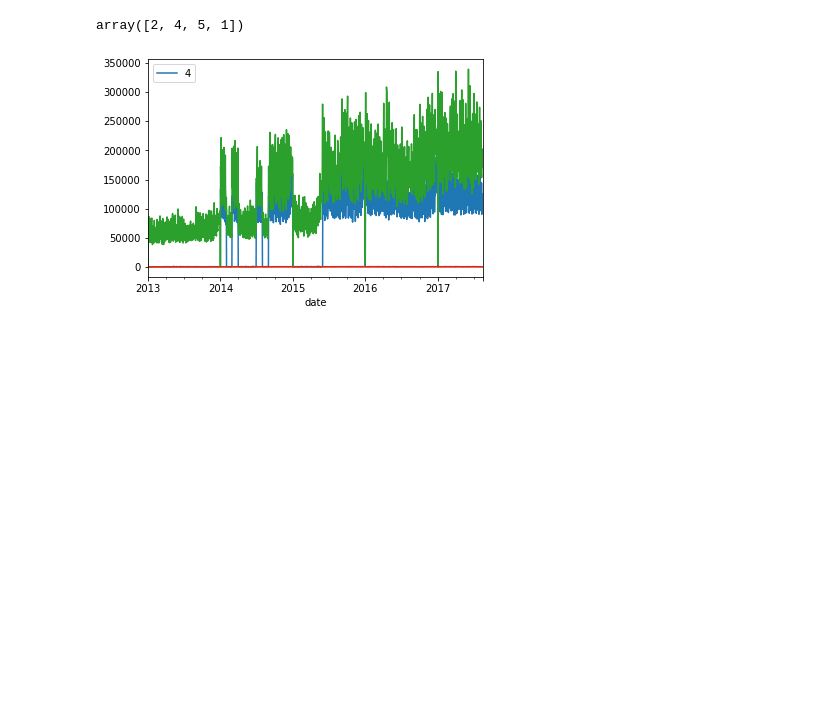
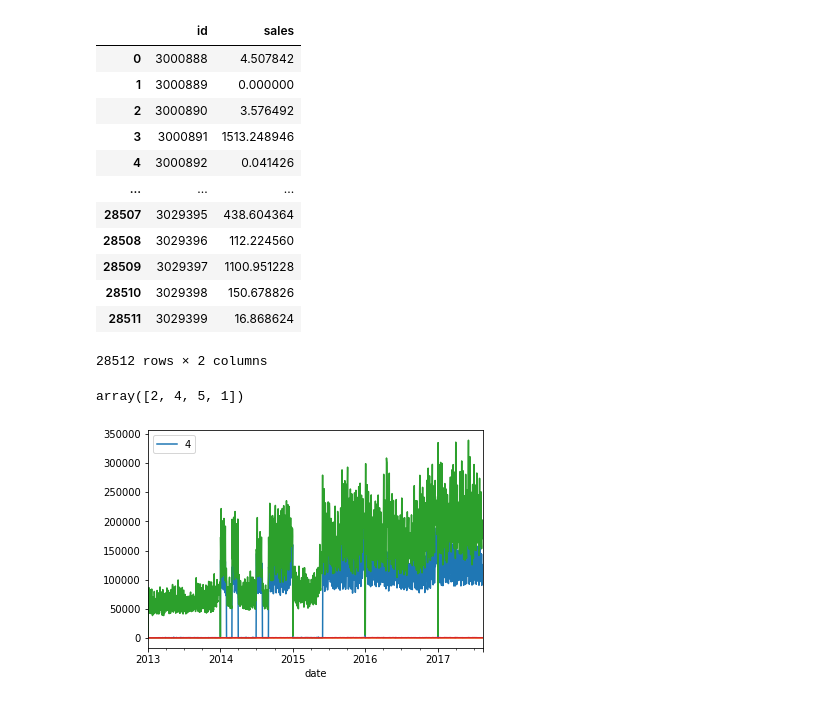
Before and after one commit to matheusfsa/time_series_kedro, a Jupyter notebook: notebooks/eda.ipynb, the cells around one changed output. Drawn from its saved outputs; the diff is of its cells as text; code cells hidden in the pictures; blank space fills up the shorter version.

```diff
--- a/notebooks/eda.ipynb
+++ b/notebooks/eda.ipynb
@@ -38,0 +39,3 @@ best_estimators
+# %%
+catalog.load("submission_file")
+# %% [output]
@@ -39,3 +43,16 @@ best_estimators
+|  | id | sales |
+| 0 | 3000888 | 4.507842 |
+| 1 | 3000889 | 0.000000 |
+| 2 | 3000890 | 3.576492 |
+| 3 | 3000891 | 1513.248946 |
+| 4 | 3000892 | 0.041426 |
+| ... | ... | ... |
+| 28507 | 3029395 | 438.604364 |
+| 28508 | 3029396 | 112.224560 |
+| 28509 | 3029397 | 1100.951228 |
+| 28510 | 3029398 | 150.678826 |
+| 28511 | 3029399 | 16.868624 |
+28512 rows × 2 columns
 # %%
 import pandas as pd
 import numpy as np
```
Also changed, not shown: parts of 9 cells of this notebook, 1 other file.
